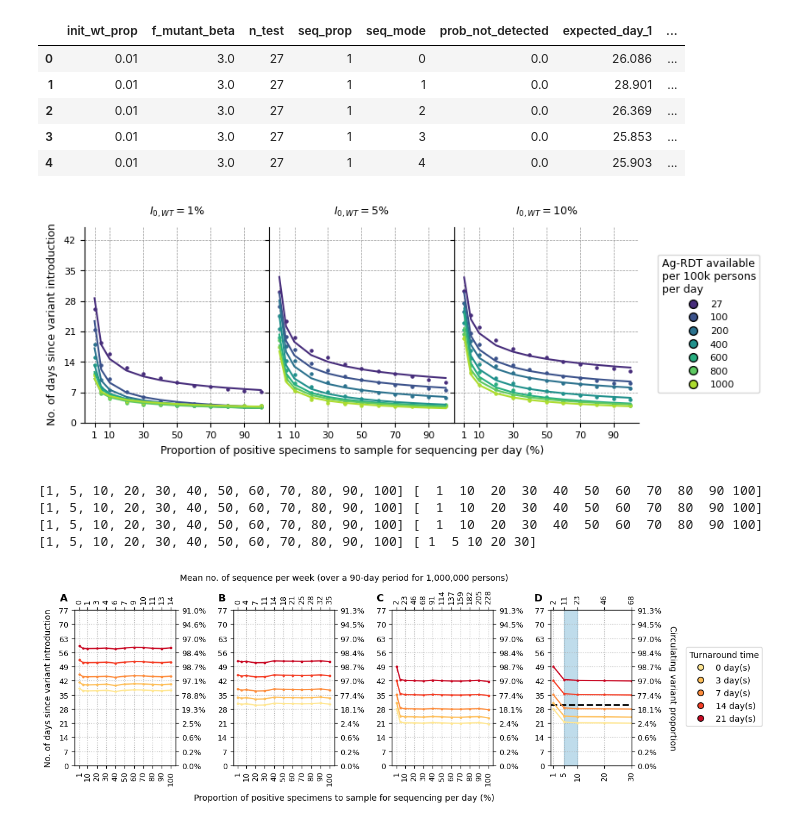
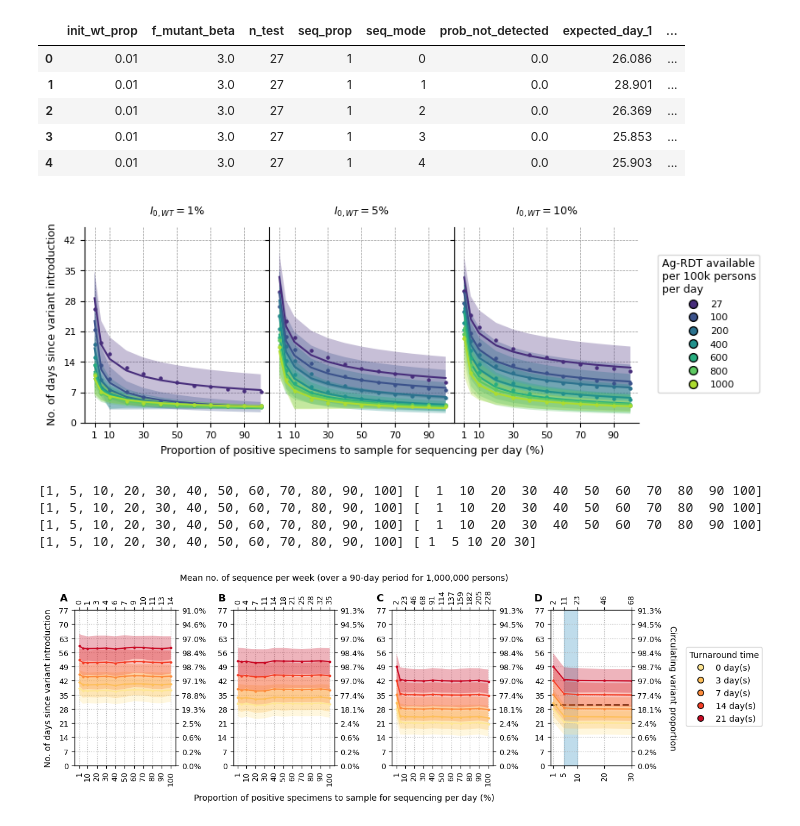
Before and after one commit to AMC-LAEB/PATAT-sim, a Jupyter notebook: projects/surveillance/han-et-al_genome_surveillance_lmics.ipynb, the cells around one changed output. Saved outputs shown, nothing was run; the diff lists cells and outputs as text; code cells hidden in the pictures.

```diff
--- a/projects/surveillance/han-et-al_genome_surveillance_lmics.ipynb
+++ b/projects/surveillance/han-et-al_genome_surveillance_lmics.ipynb
@@ -262,8 +267,8 @@ def logistic_growth_func(t, r):
     return 1 / (1 + a * np.exp(-r * t))
 
 try:
-    all_var_count_arr = np.load("all_var_count_arr.npz")['all_var_count_arr']
-    all_per_day_specimens_arr = np.load("all_per_day_specimens_arr.npz")['all_per_day_specimens_arr']
+    all_var_count_arr = np.load("/Users/alvinhan/Dropbox/ACTA/RADx/PATAT_gs_ms_data/all_var_count_arr.npz")['all_var_count_arr']
+    all_per_day_specimens_arr = np.load("/Users/alvinhan/Dropbox/ACTA/RADx/PATAT_gs_ms_data/all_per_day_specimens_arr.npz")['all_per_day_specimens_arr']
 except:
     # virus x len(test_N_arr) x sim_i x days x len(seq_mode_arr) x (WT, MT, FP)
     all_per_day_specimens_arr = np.zeros((2, len(test_N_arr), 1000, 91, len(seq_mode_arr), 3), dtype=float)
@@ -1138,7 +1170,8 @@ for virus in ['alpha', 'omicron']:
 ## Sensitivity analyses I - varying variant growth rates
 # %%
 summary_df = []
-for ini_immune, summary_folder in zip([10, 40], ['./20220201_surv_summary', './20220227_surv_summary']):
+for ini_immune, summary_folder in zip([10, 40], ['/Users/alvinhan/Dropbox/ACTA/RADx/PATAT_gs_ms_data/20220201_surv_summary',
+                                                 '/Users/alvinhan/Dropbox/ACTA/RADx/PATAT_gs_ms_data/20220227_surv_summary']):
     for fname in os.listdir(summary_folder):
         # load and read json
         with gzip.open("%s/%s"%(summary_folder, fname), "r") as f:
@@ -1488,7 +1552,7 @@ var_type_arr = ['alpha', 'omicron']
 test_N_cmap = sns.color_palette('Spectral', len(test_N_arr))
 # %%
 summary_df = []
-summary_folder = './20220307_surv_summary_10pc'
+summary_folder = '/Users/alvinhan/Dropbox/ACTA/RADx/PATAT_gs_ms_data/20220307_surv_summary_10pc'
 for fname in os.listdir(summary_folder):
     # load and read json
     with gzip.open("%s/%s"%(summary_folder, fname), "r") as f:
@@ -1498,7 +1562,7 @@ for fname in os.listdir(summary_folder):
         continue
     summary_df.append(row)
 
-summary_folder = './20220201_surv_summary'
+summary_folder = '/Users/alvinhan/Dropbox/ACTA/RADx/PATAT_gs_ms_data/20220201_surv_summary'
 for fname in os.listdir(summary_folder):
     # load and read json
     with gzip.open("%s/%s"%(summary_folder, fname), "r") as f:
@@ -1547,9 +1611,9 @@ for wti, init_wt_prop in enumerate(np.sort(summary_df['init_wt_prop'].unique()))
 
                 # get simulation results
                 if init_wt_prop > 0.01:
-                    fname = "./sens_10pc/set%03i_run%03i_seq%03i_sim_arr.npz"%(set_id, run_id, seq_prop)
+                    fname = "/Users/alvinhan/Dropbox/ACTA/RADx/PATAT_gs_ms_data/sens_10pc/set%03i_run%03i_seq%03i_sim_arr.npz"%(set_id, run_id, seq_prop)
                 else:
-                    fname = "./20220208_gs_sim/set%03i_run%03i_seq%03i_sim_arr.npz"%(set_id, run_id, seq_prop)
+                    fname = "/Users/alvinhan/Dropbox/ACTA/RADx/PATAT_gs_ms_data/20220208_gs_sim/set%03i_run%03i_seq%03i_sim_arr.npz"%(set_id, run_id, seq_prop)
 
                 try:
                     result_arr = np.load(fname)
@@ -1595,11 +1659,12 @@ for wti, init_wt_prop in enumerate(np.sort(summary_df['init_wt_prop'].unique()))
 
                 prob95_day = np.where(sm_first_detection_prob>=0.95)[0][0]
                 expected_day = np.mean(sm_first_dection_arr)
+                sd_expected_day = np.std(sm_first_dection_arr, ddof=1)
 
                 results_df.append({'init_wt_prop':init_wt_prop, 'f_mutant_beta':f_mutant_beta,
                                    'n_test':n_test, 'seq_prop':seq_prop, 'seq_mode':seq_mode,
                                    'prob_not_detected':prop_not_detected * 100,
-                                   'expected_day_1':expected_day, 'prob95_day_1':prob95_day,
+                                   'expected_day_1':expected_day, 'sd_expected_day':sd_expected_day, 'prob95_day_1':prob95_day,
                                    'max_diff':max_abs_diff_arr[:,idx].mean() * 100,
                                    'gmean_err':gmean_abs_diff_arr[:,idx].mean() * 100,
                                    'prop_days_w_mea':prop_days_w_measurement[:,idx].mean() * 100,
@@ -1665,6 +1730,7 @@ with plt.style.context('default'):
         for n, n_test in enumerate(test_N_arr):
             x_data = sm_f_results_df.loc[n_test, 'seq_prop'].to_numpy()
             y_data = sm_f_results_df.loc[n_test, 'expected_day_1'].to_numpy()
+            y_sd_data = sm_f_results_df.loc[n_test, 'sd_expected_day'].to_numpy()
             ax.scatter(x_data, y_data, color=test_cmap[n], marker='.', s=20, zorder=100)
 
             popt, pcov = curve_fit(linear_func, np.log(x_data), np.log(y_data)) # your data x, y to fit
@@ -1680,41 +1746,61 @@ with plt.style.context('default'):
                     ax.plot(x_data[i:], popt_2[0] * x_data[i:] + popt_2[-1], color=test_cmap[n], ls='-', lw=1.5, zorder=100)
                 else:
                     ax.plot(x_data, popt_1[0] * x_data + popt_1[-1], color=test_cmap[n], ls='-', lw=1.5, zorder=100)
-                #raise Exception
+
+            y_sd_arr = []
+            for yy in [y_data - y_sd_data, y_data + y_sd_data]:
+                popt, pcov = curve_fit(linear_func, np.log(x_data), np.log(yy)) # your data x, y to fit
+                negpos_residuals = np.log(yy) - linear_func(np.log(x_data), *popt)
+                negpow_r2 = compute_r_squared(negpos_residuals, np.log(yy))
+                if negpow_r2 > 0.85:
+                    m, c = popt
+                    y_sd_arr.append(np.exp(m * np.log(x_data) + c))
+                else:
+                    k, popt_1, popt_2 = two_phase_linear(x_data, yy)
+                    if k > 0:
+                        y11 = popt_1[0] * x_data[:k] + popt_1[-1]
+                        y22 = popt_2[0] * x_data[k:] + popt_2[-1]
+                        y11[y11<min(y22)] = min(y22)
+                        y_sd_arr.append(np.array(list(y11) + list(y22)))
+                    else:
+                        y_sd_arr.append(popt_1[0] * x_data + popt_1[-1])
+            ax.fill_between(x = x_data, y1 = y_sd_arr[0], y2 = y_sd_arr[1],
+                            interpolate=True, facecolor=test_cmap[n], edgecolor=None, zorder=50, alpha=0.3)
 
         ax.set_ylim(0., 45.)
         ax.set_yticks(np.arange(0, 45, 7))
         if i > 0:
             ax.set_yticklabels([])
         ax.grid(axis='both', ls='--', lw=0.5, color='#929292', zorder=-100)
         ax.set_xticks([1] + list(np.arange(10, 110, 20)))
         ax.set_xlim(-5, 105)
         ax.tick_params(axis='both', labelsize=8)
 
         for axis in ['top', 'right']:
             ax.spines[axis].set_visible(False)
 
         #if i == 0:
         ax.set_title(r'$I_{0,WT}=%i$%%'%(init_wt_prop * 100), fontsize=9, pad=10)
 
     fig.text(s='Proportion of positive specimens to sample for sequencing per day (%)', x=0.5, y=0.,
              ha='center', va='center', fontsize=9)
     fig.text(s='No. of days since variant introduction', x=0.08, y=0.5,
              ha='center', va='center', fontsize=9, rotation=90)
 
     # legend
     legend_handles = []
     for t, test_N in enumerate(test_N_arr):
         legend_handles.append(Line2D([0], [0], marker='o', color='k', lw=0., label=test_N,
                               markerfacecolor=test_cmap[t], markersize=7))
     legend = fig.legend(handles=legend_handles, loc='center left', bbox_to_anchor=(.92, 0.5), fontsize=8,
                         title="Ag-RDT available\nper 100k persons\nper day")
     legend.get_title().set_fontsize('9')
 
-    plt.savefig('./manuscript/figure5.png', dpi=330, bbox_inches='tight')
+    plt.savefig('./gs_manuscript/figure5.png', dpi=330, bbox_inches='tight')
+    #plt.savefig('./gs_manuscript/figure5.pdf', bbox_inches='tight')
     plt.show()
 # %% [output]
-[figure, old version]
+[figure, new version]
 # %%
 def logistic_growth_func(t, r):
     a = (1/0.0001) - 1
@@ -1941,6 +2028,10 @@ def plot_ax(ax, n_test = 200, seq_mode = 3, init_wt_prop = 0.1 , ax_id=0):
 
         x = np.sort(list(actual_detect_day1[init_wt_prop][n_test].keys()))
         y = np.array([actual_detect_day1[init_wt_prop][n_test][seq_prop]['expected'][seq_mode,d] for seq_prop in x])
+        y_sd = np.array([actual_detect_day1[init_wt_prop][n_test][seq_prop]['sd'][seq_mode,d] for seq_prop in x])
+        y_low = y - y_sd
+        y_high = y + y_sd
+
         y = np.log(y)
         x = np.log(x)
         # fit line
@@ -1950,6 +2041,8 @@ def plot_ax(ax, n_test = 200, seq_mode = 3, init_wt_prop = 0.1 , ax_id=0):
         ax.scatter(np.exp(x), np.exp(y), color=delay_cmap[d], zorder=100, marker='.', s=15)
         ax.plot(np.exp(x), np.exp(y), color=delay_cmap[d], lw=1.5, zorder=100,)# marker='.', s=15)
         #ax.plot(np.exp(x), np.exp(m * x + c), color=delay_cmap[d], zorder=100, lw = 1.5)
+        ax.fill_between(x = np.exp(x), y1 = y_low, y2 = y_high,
+                        interpolate=True, facecolor=delay_cmap[d], edgecolor=None, zorder=50, alpha=0.3)
 
     ax.set_yticks(np.arange(0, 77+7, 7))
     ax.set_ylim(0., 77)
@@ -2035,11 +2128,11 @@ with plt.style.context('default'):
     fig.text(s=r"$\bf{C}$", x=0.55, y=.94, fontsize=12, ha='center', va='center')
     fig.text(s=r"$\bf{D}$", x=0.77, y=.94, fontsize=12, ha='center', va='center')
 
-    plt.savefig('./manuscript/figureS6.png', dpi=330, bbox_inches='tight')
+    plt.savefig('./gs_manuscript/figureS6.png', dpi=330, bbox_inches='tight')
     plt.show()
 # %% [output]
 [1, 5, 10, 20, 30, 40, 50, 60, 70, 80, 90, 100] [  1  10  20  30  40  50  60  70  80  90 100]
 [1, 5, 10, 20, 30, 40, 50, 60, 70, 80, 90, 100] [  1  10  20  30  40  50  60  70  80  90 100]
 [1, 5, 10, 20, 30, 40, 50, 60, 70, 80, 90, 100] [  1  10  20  30  40  50  60  70  80  90 100]
 [1, 5, 10, 20, 30, 40, 50, 60, 70, 80, 90, 100] [ 1  5 10 20 30]
-[figure, old version]
+[figure, new version]
```
Also changed, not shown: parts of 17 cells of this notebook, 54 other files.
